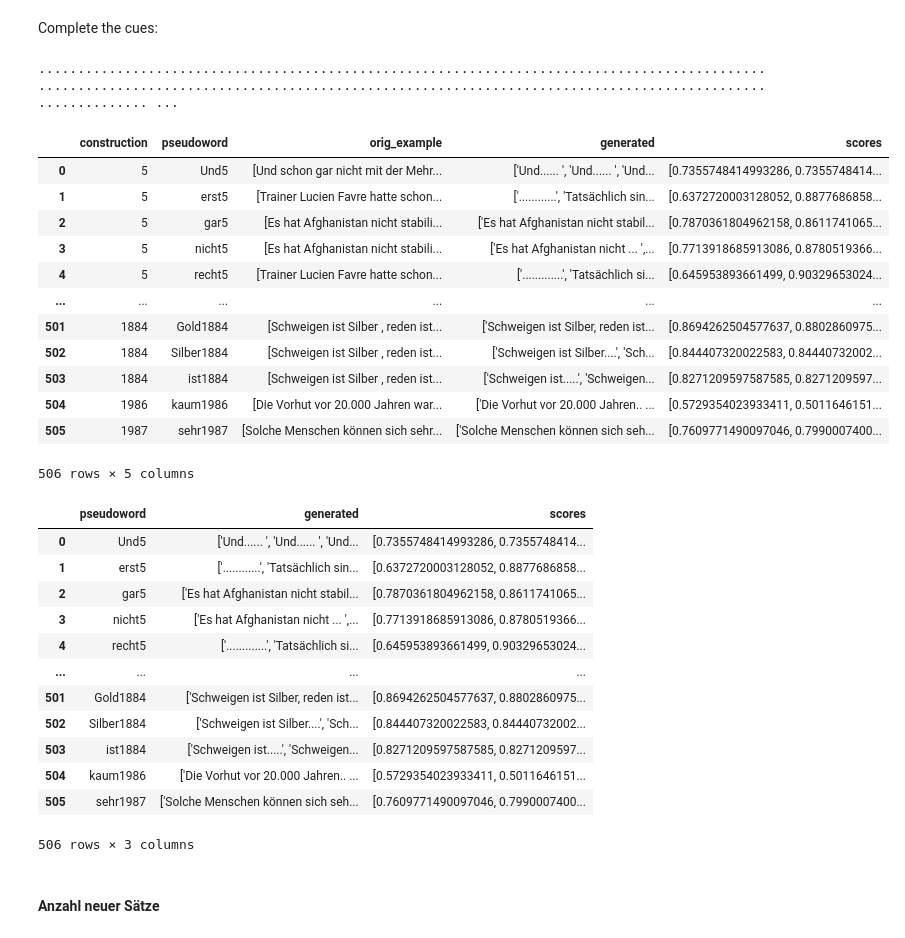
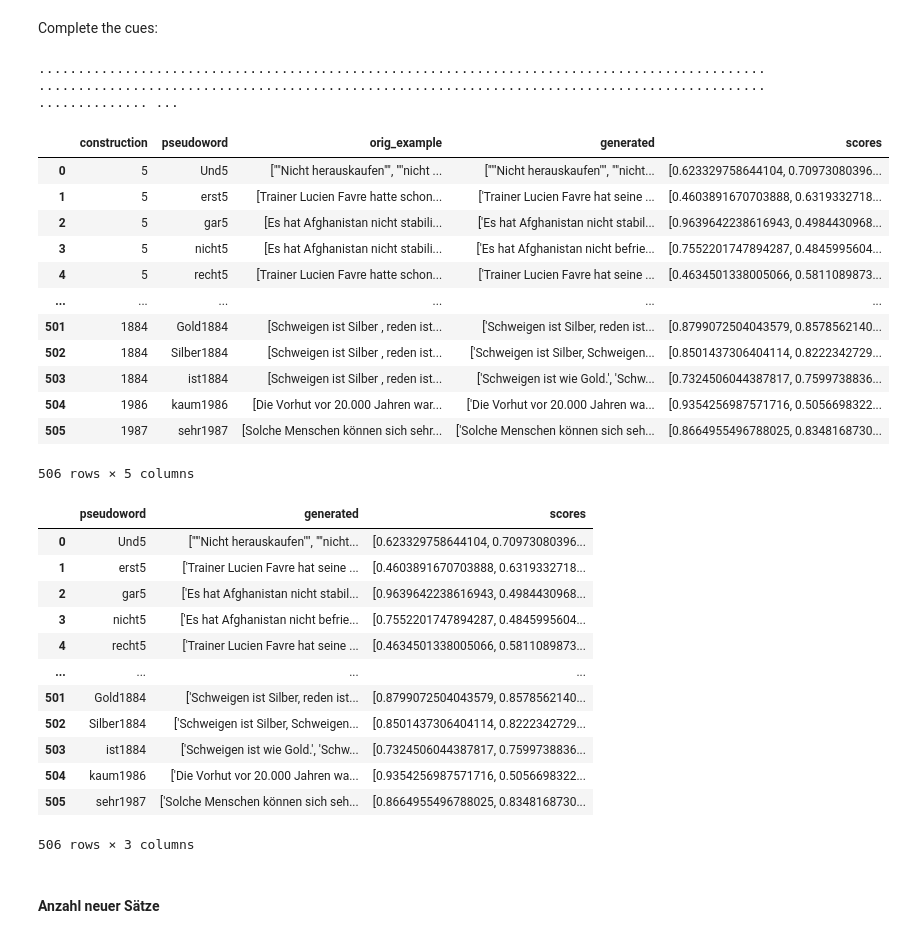
Before and after one commit to TiMauzi/llm-x-cxg, a Jupyter notebook: src/notebooks/evaluate_mbart.ipynb, the cells around one changed output. Drawn from its saved outputs; the diff is of its cells as text; code cells hidden in the pictures.

```diff
--- a/src/notebooks/evaluate_mbart.ipynb
+++ b/src/notebooks/evaluate_mbart.ipynb
@@ -67,7 +63,7 @@ def update_cue(row):
     return output
 
 # Add the left context if there is no cue up until the pseudoword.
-#df[["example", "cue"]] = df.apply(update_cue, axis=1)
+df[["example", "cue"]] = df.apply(update_cue, axis=1)
 df
 # %% [output]
 |  | example | cue | pseudoword |
@@ -163,44 +159,44 @@ Complete the cues:
 # %%
 def complete_cues(row):
     try:
         output_texts = []
         scores = []
         for cue, example in zip(row["cue"], row["example"]):
-            input_text = "</s> " + cue + " <mask> . </s> de_DE"
+            input_text = "</s> " + cue + " <mask> " + " ".join(example.split()[-2:]) + " </s> de_DE"
 
             target_length = int(1.5 * len(example))  # allow double the length of the original sentence
 
             input_ids = tokenizer([input_text], add_special_tokens=False, return_tensors="pt")["input_ids"].to("cuda:1")
-            outputs = model.generate(input_ids, max_length=target_length, num_return_sequences=1, num_beams=50, output_scores=True, return_dict_in_generate=True)
+            outputs = model.generate(input_ids, max_length=target_length, num_return_sequences=1, num_beams=20, output_scores=True, return_dict_in_generate=True)
             output_text = tokenizer.batch_decode(outputs.sequences, skip_special_tokens=True, clean_up_tokenization_spaces=True)
             score = torch.exp(outputs.sequences_scores)
-            output_texts += output_text
+            output_texts.append(" ".join(output_text[0].split()))  # remove unneccesary spaces
 
             scores.append(score)
         #print(row["pseudoword"], str(output_texts), str([float(score) for score in scores]))
         print(".", end="")
         return pd.Series({"construction": row["construction"], "pseudoword": row["pseudoword"].iloc[0], "orig_example": row["example"], "generated": str(output_texts), "scores": str([float(score) for score in scores])})
     except Exception as e:
         print(":", end="")
         return pd.Series({"construction": row["construction"], "pseudoword": row["pseudoword"].iloc[0], "orig_example": row["example"], "generated": str(e), "scores": "[-1.0]"})
 
 examples_reset = examples.reset_index()
 pseudoword_output_scores = examples_reset[["construction", "pseudoword", "example", "cue", "pseudoword"]].progress_apply(complete_cues, axis=1)
 pseudoword_output_scores
 # %% [output]
 ........................................................................................................................................................................................................ ...
 |  | construction | pseudoword | orig_example | generated | scores |
-| 0 | 5 | Und5 | [Und schon gar nicht mit der Mehr... | ['Und...... ', 'Und...... ', 'Und... | [0.7355748414993286, 0.7355748414... |
-| 1 | 5 | erst5 | [Trainer Lucien Favre hatte schon... | ['............', 'Tatsächlich sin... | [0.6372720003128052, 0.8877686858... |
-| 2 | 5 | gar5 | [Es hat Afghanistan nicht stabili... | ['Es hat Afghanistan nicht stabil... | [0.7870361804962158, 0.8611741065... |
-| 3 | 5 | nicht5 | [Es hat Afghanistan nicht stabili... | ['Es hat Afghanistan nicht ... ',... | [0.7713918685913086, 0.8780519366... |
-| 4 | 5 | recht5 | [Trainer Lucien Favre hatte schon... | ['.............', 'Tatsächlich si... | [0.645953893661499, 0.90329653024... |
+| 0 | 5 | Und5 | [""Nicht herauskaufen"", ""nicht ... | ['""Nicht herauskaufen"", ""nicht... | [0.623329758644104, 0.70973080396... |
+| 1 | 5 | erst5 | [Trainer Lucien Favre hatte schon... | ['Trainer Lucien Favre hat seine ... | [0.4603891670703888, 0.6319332718... |
+| 2 | 5 | gar5 | [Es hat Afghanistan nicht stabili... | ['Es hat Afghanistan nicht stabil... | [0.9639642238616943, 0.4984430968... |
+| 3 | 5 | nicht5 | [Es hat Afghanistan nicht stabili... | ['Es hat Afghanistan nicht befrie... | [0.7552201747894287, 0.4845995604... |
+| 4 | 5 | recht5 | [Trainer Lucien Favre hatte schon... | ['Trainer Lucien Favre hat seine ... | [0.4634501338005066, 0.5811089873... |
 | ... | ... | ... | ... | ... | ... |
-| 501 | 1884 | Gold1884 | [Schweigen ist Silber , reden ist... | ['Schweigen ist Silber, reden ist... | [0.8694262504577637, 0.8802860975... |
-| 502 | 1884 | Silber1884 | [Schweigen ist Silber , reden ist... | ['Schweigen ist Silber....', 'Sch... | [0.844407320022583, 0.84440732002... |
-| 503 | 1884 | ist1884 | [Schweigen ist Silber , reden ist... | ['Schweigen ist.....', 'Schweigen... | [0.8271209597587585, 0.8271209597... |
-| 504 | 1986 | kaum1986 | [Die Vorhut vor 20.000 Jahren war... | ['Die Vorhut vor 20.000 Jahren.. ... | [0.5729354023933411, 0.5011646151... |
-| 505 | 1987 | sehr1987 | [Solche Menschen können sich sehr... | ['Solche Menschen können sich seh... | [0.7609771490097046, 0.7990007400... |
+| 501 | 1884 | Gold1884 | [Schweigen ist Silber , reden ist... | ['Schweigen ist Silber, reden ist... | [0.8799072504043579, 0.8578562140... |
+| 502 | 1884 | Silber1884 | [Schweigen ist Silber , reden ist... | ['Schweigen ist Silber, Schweigen... | [0.8501437306404114, 0.8222342729... |
+| 503 | 1884 | ist1884 | [Schweigen ist Silber , reden ist... | ['Schweigen ist wie Gold.', 'Schw... | [0.7324506044387817, 0.7599738836... |
+| 504 | 1986 | kaum1986 | [Die Vorhut vor 20.000 Jahren war... | ['Die Vorhut vor 20.000 Jahren wa... | [0.9354256987571716, 0.5056698322... |
+| 505 | 1987 | sehr1987 | [Solche Menschen können sich sehr... | ['Solche Menschen können sich seh... | [0.8664955496788025, 0.8348168730... |
 506 rows × 5 columns
 # %%
 examples = pseudoword_output_scores[["pseudoword", "generated", "scores"]]
@@ -208,17 +204,17 @@ examples = pseudoword_output_scores[["pseudoword", "generated", "scores"]]
 examples
 # %% [output]
 |  | pseudoword | generated | scores |
-| 0 | Und5 | ['Und...... ', 'Und...... ', 'Und... | [0.7355748414993286, 0.7355748414... |
-| 1 | erst5 | ['............', 'Tatsächlich sin... | [0.6372720003128052, 0.8877686858... |
-| 2 | gar5 | ['Es hat Afghanistan nicht stabil... | [0.7870361804962158, 0.8611741065... |
-| 3 | nicht5 | ['Es hat Afghanistan nicht ... ',... | [0.7713918685913086, 0.8780519366... |
-| 4 | recht5 | ['.............', 'Tatsächlich si... | [0.645953893661499, 0.90329653024... |
+| 0 | Und5 | ['""Nicht herauskaufen"", ""nicht... | [0.623329758644104, 0.70973080396... |
+| 1 | erst5 | ['Trainer Lucien Favre hat seine ... | [0.4603891670703888, 0.6319332718... |
+| 2 | gar5 | ['Es hat Afghanistan nicht stabil... | [0.9639642238616943, 0.4984430968... |
+| 3 | nicht5 | ['Es hat Afghanistan nicht befrie... | [0.7552201747894287, 0.4845995604... |
+| 4 | recht5 | ['Trainer Lucien Favre hat seine ... | [0.4634501338005066, 0.5811089873... |
 | ... | ... | ... | ... |
-| 501 | Gold1884 | ['Schweigen ist Silber, reden ist... | [0.8694262504577637, 0.8802860975... |
-| 502 | Silber1884 | ['Schweigen ist Silber....', 'Sch... | [0.844407320022583, 0.84440732002... |
-| 503 | ist1884 | ['Schweigen ist.....', 'Schweigen... | [0.8271209597587585, 0.8271209597... |
-| 504 | kaum1986 | ['Die Vorhut vor 20.000 Jahren.. ... | [0.5729354023933411, 0.5011646151... |
-| 505 | sehr1987 | ['Solche Menschen können sich seh... | [0.7609771490097046, 0.7990007400... |
+| 501 | Gold1884 | ['Schweigen ist Silber, reden ist... | [0.8799072504043579, 0.8578562140... |
+| 502 | Silber1884 | ['Schweigen ist Silber, Schweigen... | [0.8501437306404114, 0.8222342729... |
+| 503 | ist1884 | ['Schweigen ist wie Gold.', 'Schw... | [0.7324506044387817, 0.7599738836... |
+| 504 | kaum1986 | ['Die Vorhut vor 20.000 Jahren wa... | [0.9354256987571716, 0.5056698322... |
+| 505 | sehr1987 | ['Solche Menschen können sich seh... | [0.8664955496788025, 0.8348168730... |
 506 rows × 3 columns
 # %% [markdown]
 #### Anzahl neuer Sätze
```
Also changed, not shown: parts of 3 cells of this notebook, 1 other file.
